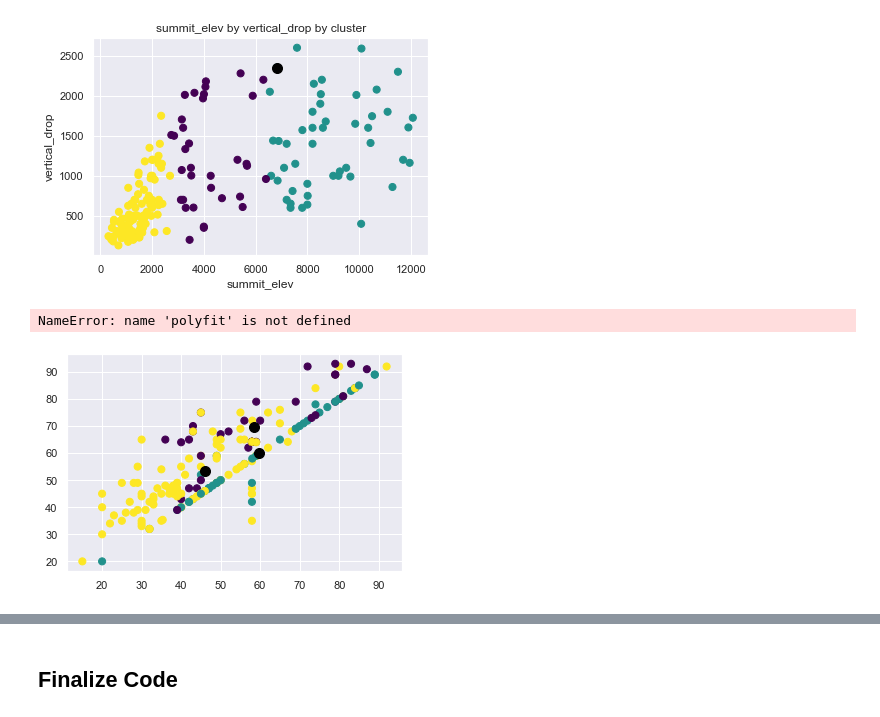
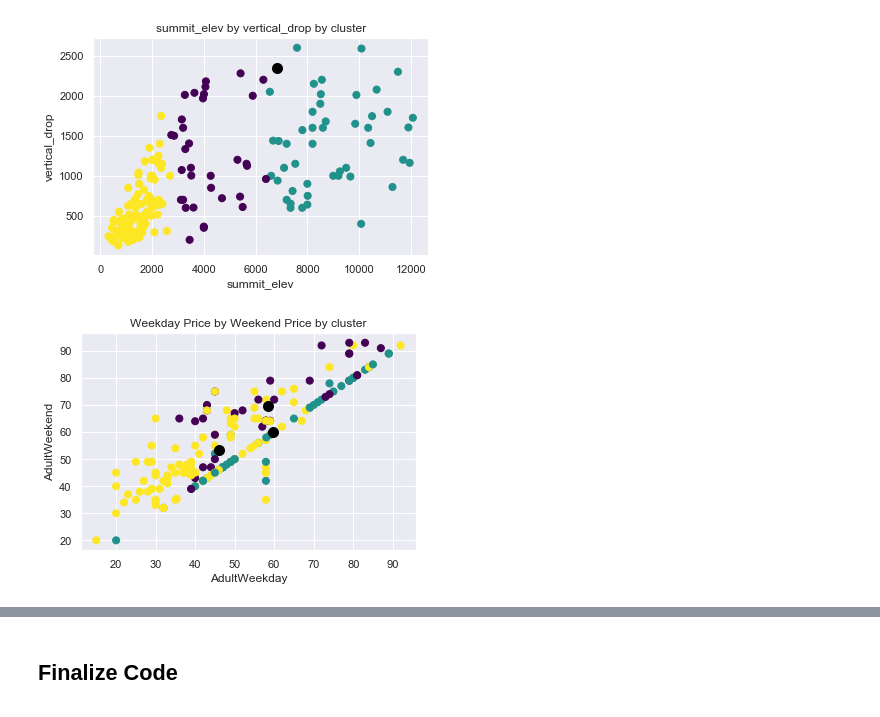
Before and after one commit to ShrutikaSankar/Springboard, a Jupyter notebook: GuidedCapstone/DataWrangling/Notebook6.ipynb, the cells around one changed output, grey strips where cells are left out. Drawn from its saved outputs; the diff is of its cells as text; code cells hidden in the pictures.

```diff
--- a/GuidedCapstone/DataWrangling/Notebook6.ipynb
+++ b/GuidedCapstone/DataWrangling/Notebook6.ipynb
@@ -288,22 +288,20 @@ plt.savefig('figures/fig1.png',bbox_inches='tight')
 # %%
 loc_pwknd = df.columns.get_loc('AdultWeekend')
 loc_pwk = df.columns.get_loc('AdultWeekday')
 
 #ac = ski_data_trial
 #plt.scatter(ac['summit_elev'], ac['vertical_drop'], c='black', s=100)
 plt.scatter(df['AdultWeekday'], df['AdultWeekend'], c=df['clusters'], s=50, cmap='viridis', label ='clusters')
 plt.scatter(kmeans.cluster_centers_[:,loc_pwk] ,kmeans.cluster_centers_[:,loc_pwknd], color='black', s=100)
 
-b, m = polyfit(df['AdultWeekday'], df['AdultWeekend'], 1)
 
 
 plt.xlabel('AdultWeekday')
 plt.ylabel('AdultWeekend')
 plt.title('Weekday Price by Weekend Price by cluster')
 plt.savefig('figures/fig2.png',bbox_inches='tight')
 # %% [output]
-NameError: name 'polyfit' is not defined
-[figure, old version]
+[figure, new version]
 # %%
 g=sns.lmplot(x='AdultWeekday', y='AdultWeekend', data=df)
 g.fig.suptitle("Adult Weekday vs Weekend Price")
```
Also changed, not shown: parts of 10 cells of this notebook.
